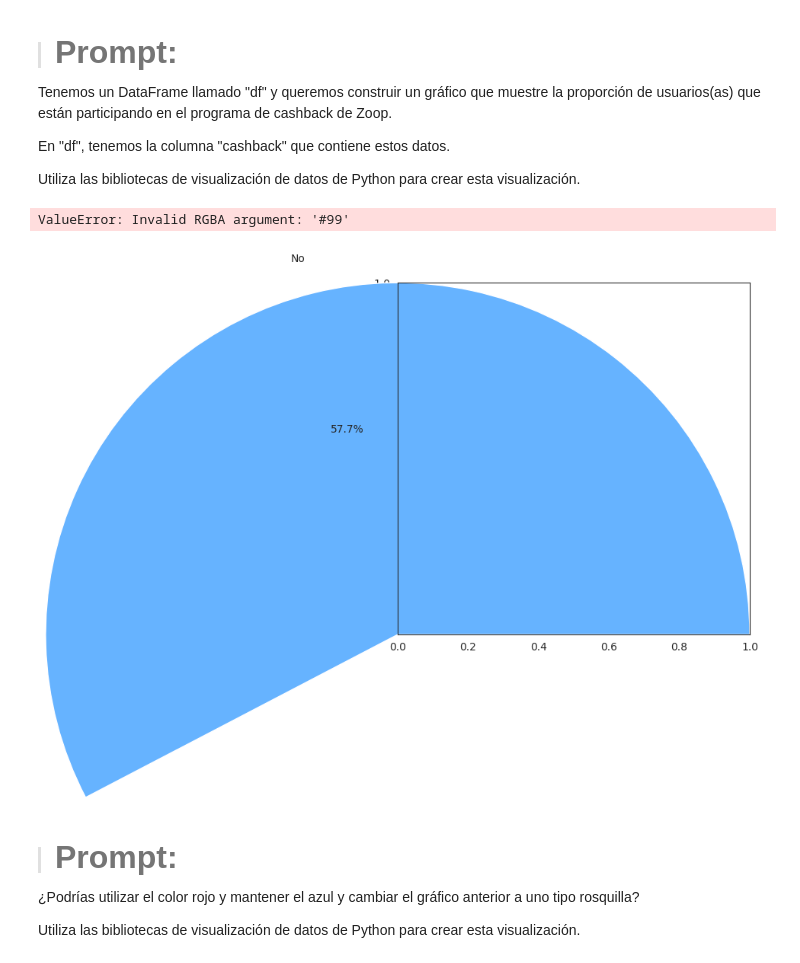
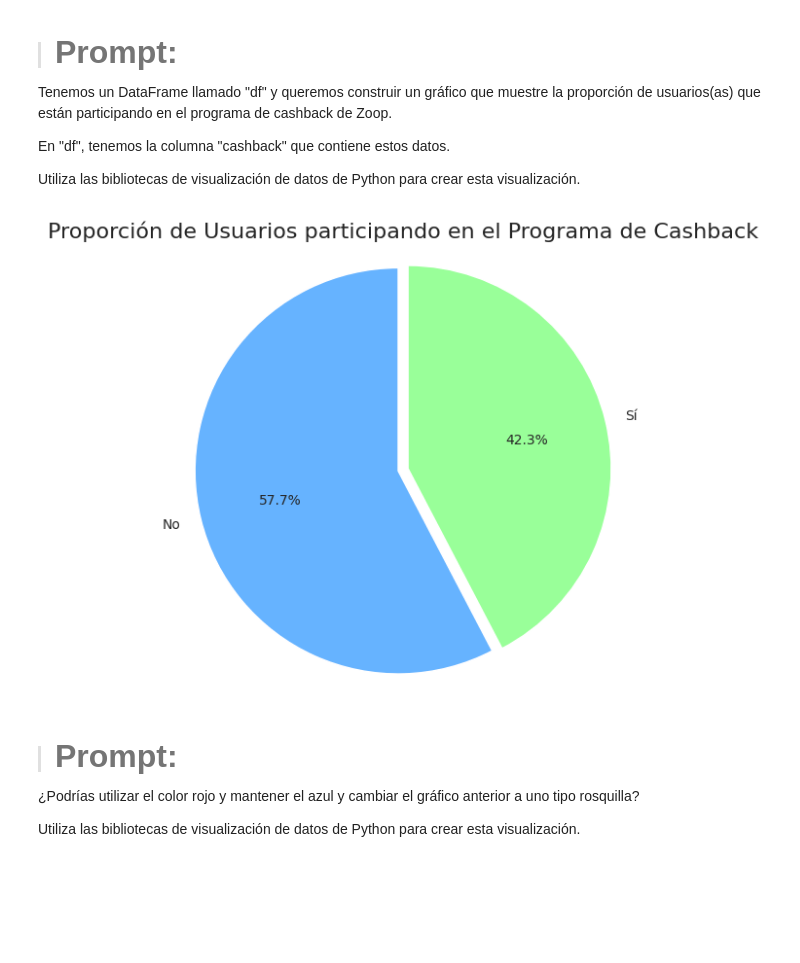
Before and after one commit to evs-11/IA_aplicada_a-_la_ciencia_de_datos, a Jupyter notebook: IA_aplicada_a_ciencia_de_datos.ipynb, the cells around one changed output. Saved outputs shown, nothing was run; the diff lists cells and outputs as text; code cells hidden in the pictures; blank space fills up the shorter version.

```diff
--- a/IA_aplicada_a_ciencia_de_datos.ipynb
+++ b/IA_aplicada_a_ciencia_de_datos.ipynb
@@ -841,21 +841,20 @@ Utiliza las bibliotecas de visualización de datos de Python para crear esta vis
 # %%
 
 # Contar la cantidad de ususarios que participan y no participan en el programa cashback
 cashback_proporcion = df['cashback'].value_counts()
 
 # Crear el gráfico de torta
 plt.figure(figsize=(6, 6))
-plt.pie(cashback_proporcion, labels=cashback_proporcion.index, autopct='%1.1f%%', colors=['#66b3ff','#99'])
+plt.pie(cashback_proporcion, labels=cashback_proporcion.index, autopct='%1.1f%%', colors=['#66b3ff','#99ff99'], startangle=90, explode=(0.05, 0))
 
 # Añadir título
 plt.title('Proporción de Usuarios participando en el Programa de Cashback', fontsize=16)
 
 # Mostrar el gráfico
 plt.axis('equal')  # Asegura que el gráfico sea un círculo
 plt.show()
 # %% [output]
-ValueError: Invalid RGBA argument: '#99'
-[figure, old version]
+[figure, new version]
 # %% [markdown]
 > #### <strong><font color="7b71ff" size =6>Prompt:</font></strong>
 
```
